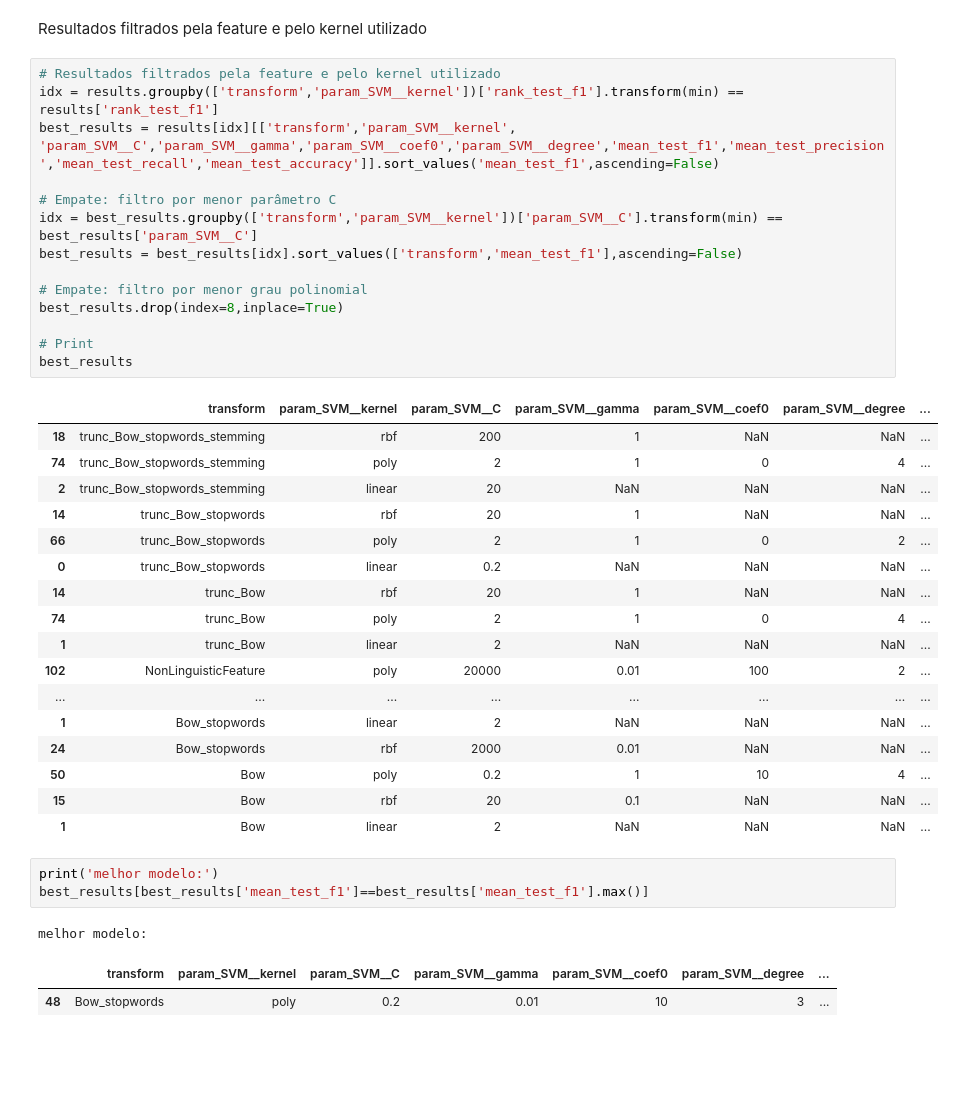
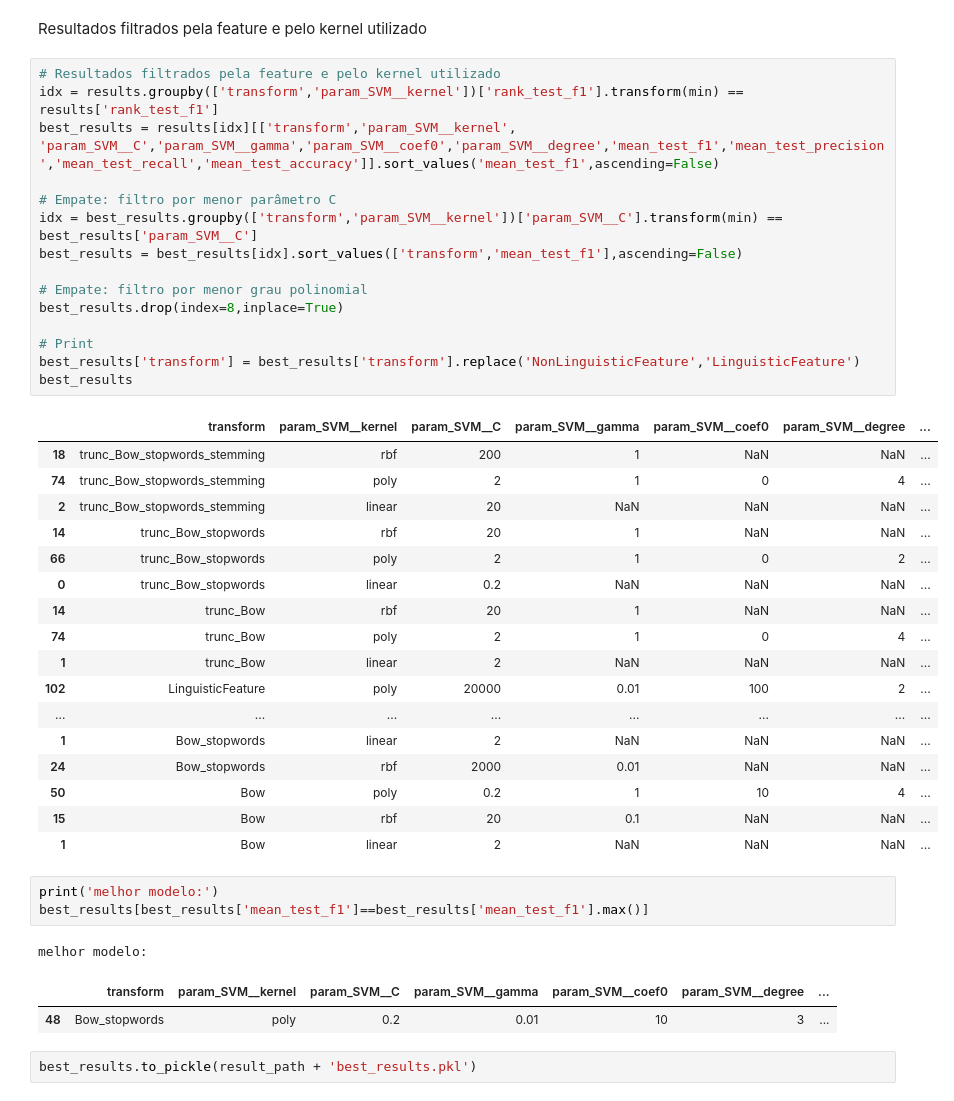
Before and after one commit to danielgs-research/svm-fakenews, a Jupyter notebook: CrossValidation.ipynb, the cells around one changed output. Saved outputs shown, nothing was run; the diff lists cells and outputs as text; blank space fills up the shorter version.

Commit message:
best results

```diff
--- a/CrossValidation.ipynb
+++ b/CrossValidation.ipynb
@@ -84,29 +84,30 @@ Resultados filtrados pela feature e pelo kernel utilizado
 # %%
 # Resultados filtrados pela feature e pelo kernel utilizado
 idx = results.groupby(['transform','param_SVM__kernel'])['rank_test_f1'].transform(min) == results['rank_test_f1']
 best_results = results[idx][['transform','param_SVM__kernel', 'param_SVM__C','param_SVM__gamma','param_SVM__coef0','param_SVM__degree','mean_test_f1','mean_test_precision','mean_test_recall','mean_test_accuracy']].sort_values('mean_test_f1',ascending=False)
 
 # Empate: filtro por menor parâmetro C
 idx = best_results.groupby(['transform','param_SVM__kernel'])['param_SVM__C'].transform(min) == best_results['param_SVM__C']
 best_results = best_results[idx].sort_values(['transform','mean_test_f1'],ascending=False)
 
 # Empate: filtro por menor grau polinomial
 best_results.drop(index=8,inplace=True)
 
 # Print
+best_results['transform'] = best_results['transform'].replace('NonLinguisticFeature','LinguisticFeature')
 best_results
 # %% [output]
 |  | transform | param_SVM__kernel | param_SVM__C | param_SVM__gamma | param_SVM__coef0 | param_SVM__degree | ... |
 | 18 | trunc_Bow_stopwords_stemming | rbf | 200 | 1 | NaN | NaN | ... |
 | 74 | trunc_Bow_stopwords_stemming | poly | 2 | 1 | 0 | 4 | ... |
 | 2 | trunc_Bow_stopwords_stemming | linear | 20 | NaN | NaN | NaN | ... |
 | 14 | trunc_Bow_stopwords | rbf | 20 | 1 | NaN | NaN | ... |
 | 66 | trunc_Bow_stopwords | poly | 2 | 1 | 0 | 2 | ... |
 | 0 | trunc_Bow_stopwords | linear | 0.2 | NaN | NaN | NaN | ... |
 | 14 | trunc_Bow | rbf | 20 | 1 | NaN | NaN | ... |
 | 74 | trunc_Bow | poly | 2 | 1 | 0 | 4 | ... |
 | 1 | trunc_Bow | linear | 2 | NaN | NaN | NaN | ... |
-| 102 | NonLinguisticFeature | poly | 20000 | 0.01 | 100 | 2 | ... |
+| 102 | LinguisticFeature | poly | 20000 | 0.01 | 100 | 2 | ... |
 | ... | ... | ... | ... | ... | ... | ... | ... |
 | 1 | Bow_stopwords | linear | 2 | NaN | NaN | NaN | ... |
 | 24 | Bow_stopwords | rbf | 2000 | 0.01 | NaN | NaN | ... |
@@ -120,3 +121,5 @@ best_results[best_results['mean_test_f1']==best_results['mean_test_f1'].max()]
 melhor modelo:
 |  | transform | param_SVM__kernel | param_SVM__C | param_SVM__gamma | param_SVM__coef0 | param_SVM__degree | ... |
 | 48 | Bow_stopwords | poly | 0.2 | 0.01 | 10 | 3 | ... |
+# %%
+best_results.to_pickle(result_path + 'best_results.pkl')
```
Also changed, not shown: parts of 1 cell of this notebook, 8 other files.
